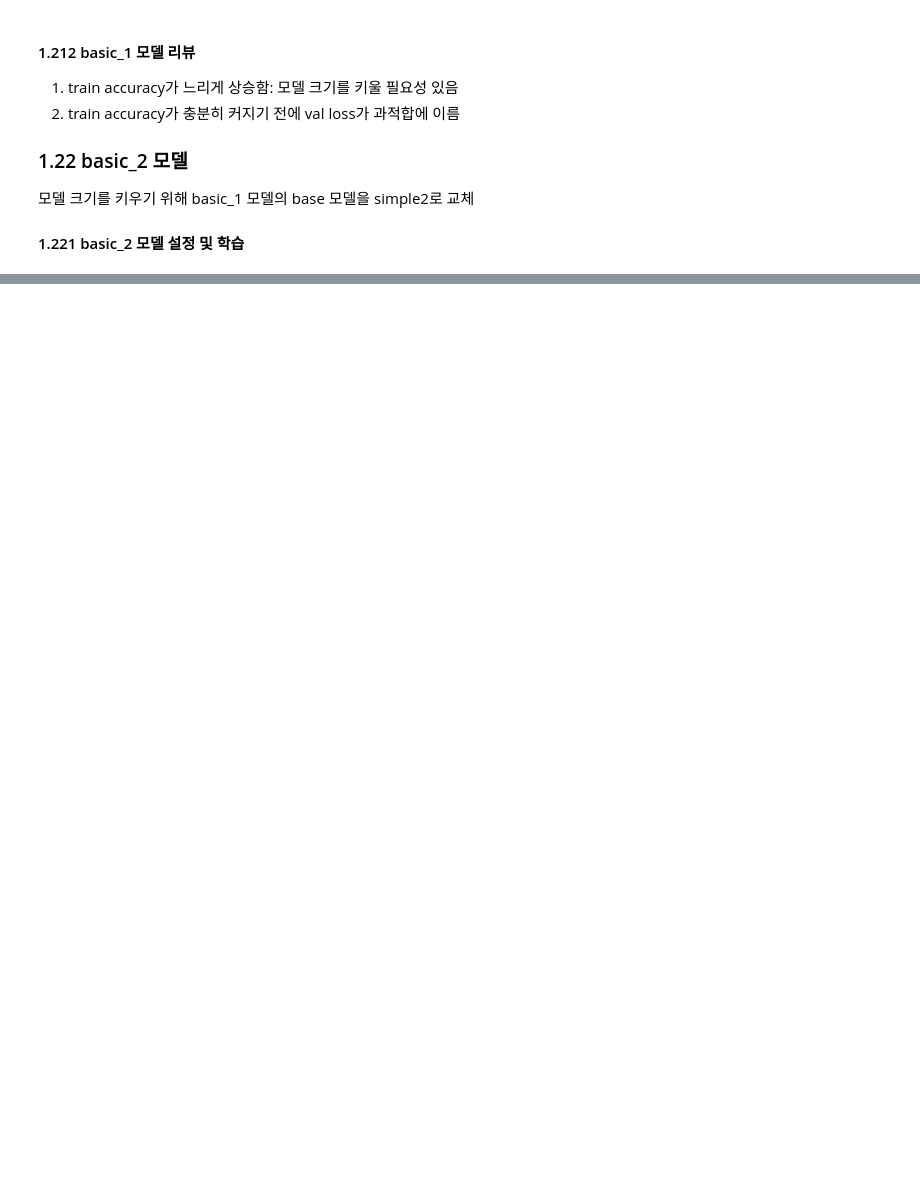
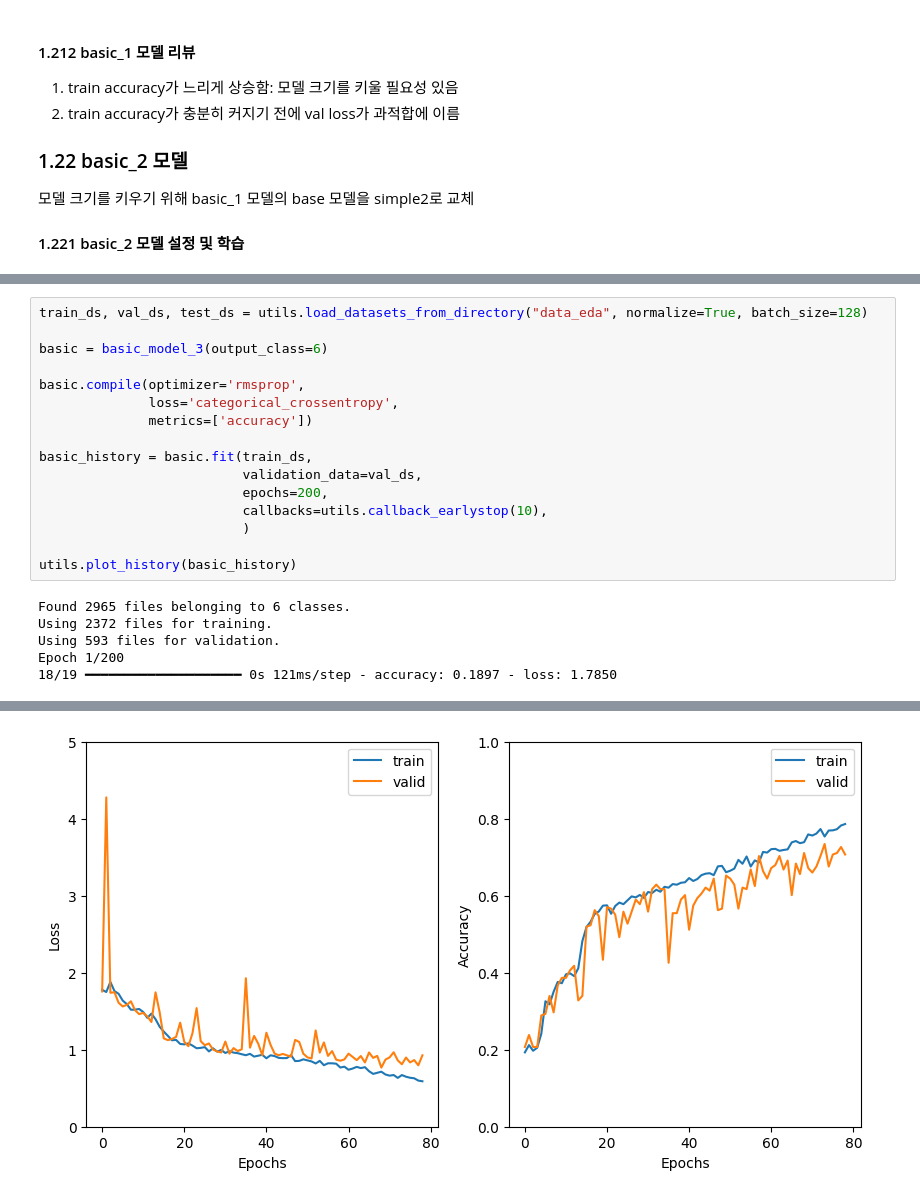
Before and after one commit to FennexFox/exp_1, a Jupyter notebook: exp_1.ipynb, the cells around one changed output, grey strips where cells are left out. Drawn from its saved outputs; the diff is of its cells as text; blank space fills up the shorter version.

```diff
--- a/exp_1.ipynb
+++ b/exp_1.ipynb
@@ -370,0 +351,22 @@ Epoch 76/200
+# %%
+train_ds, val_ds, test_ds = utils.load_datasets_from_directory("data_eda", normalize=True, batch_size=128)
+
+basic = basic_model_3(output_class=6)
+
+basic.compile(optimizer='rmsprop',
+              loss='categorical_crossentropy',
+              metrics=['accuracy'])
+
+basic_history = basic.fit(train_ds,
+                          validation_data=val_ds,
+                          epochs=200,
+                          callbacks=utils.callback_earlystop(10),
+                          )
+
+utils.plot_history(basic_history)
+# %% [output]
+Found 2965 files belonging to 6 classes.
+Using 2372 files for training.
+Using 593 files for validation.
+Epoch 1/200
+18/19 ━━━━━━━━━━━━━━━━━━━━ 0s 121ms/step - accuracy: 0.1897 - loss: 1.7850
@@ -371 +407,2 @@ Epoch 76/200
+[figure, added]
 # %%
```
Also changed, not shown: parts of 14 cells of this notebook.
